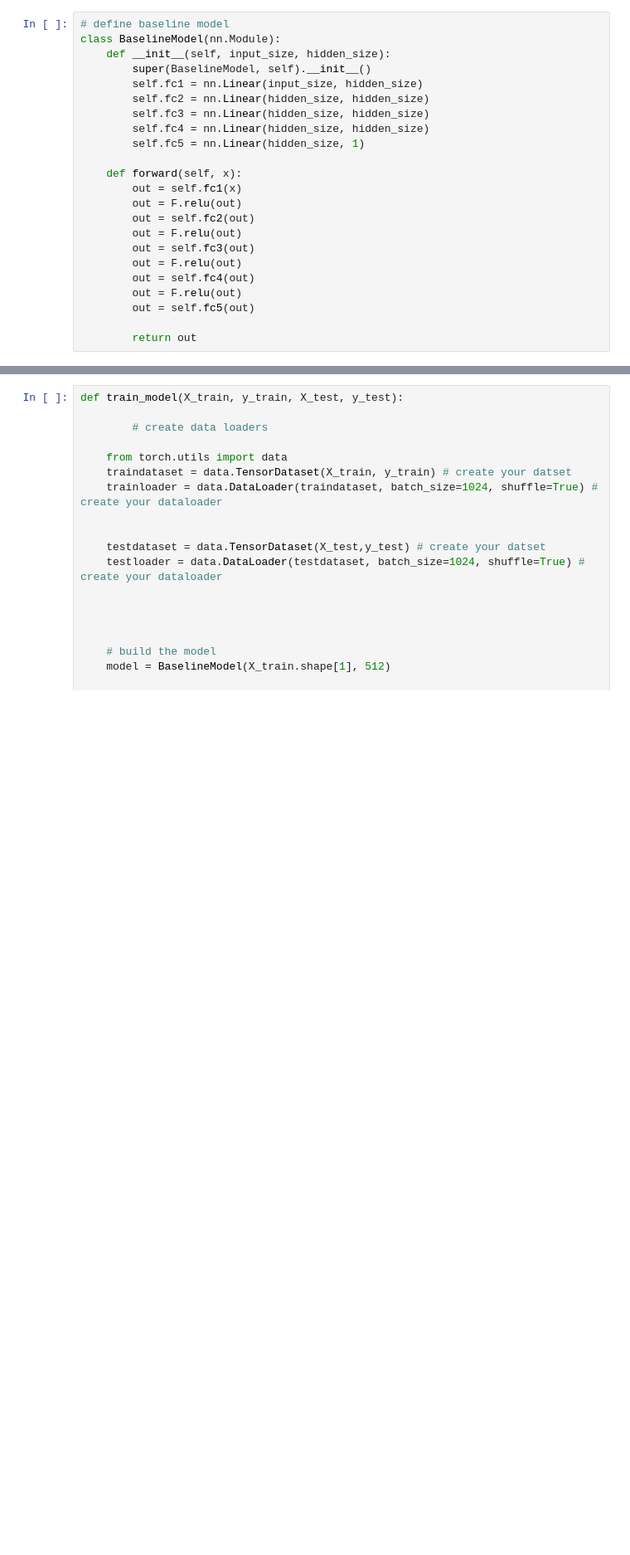
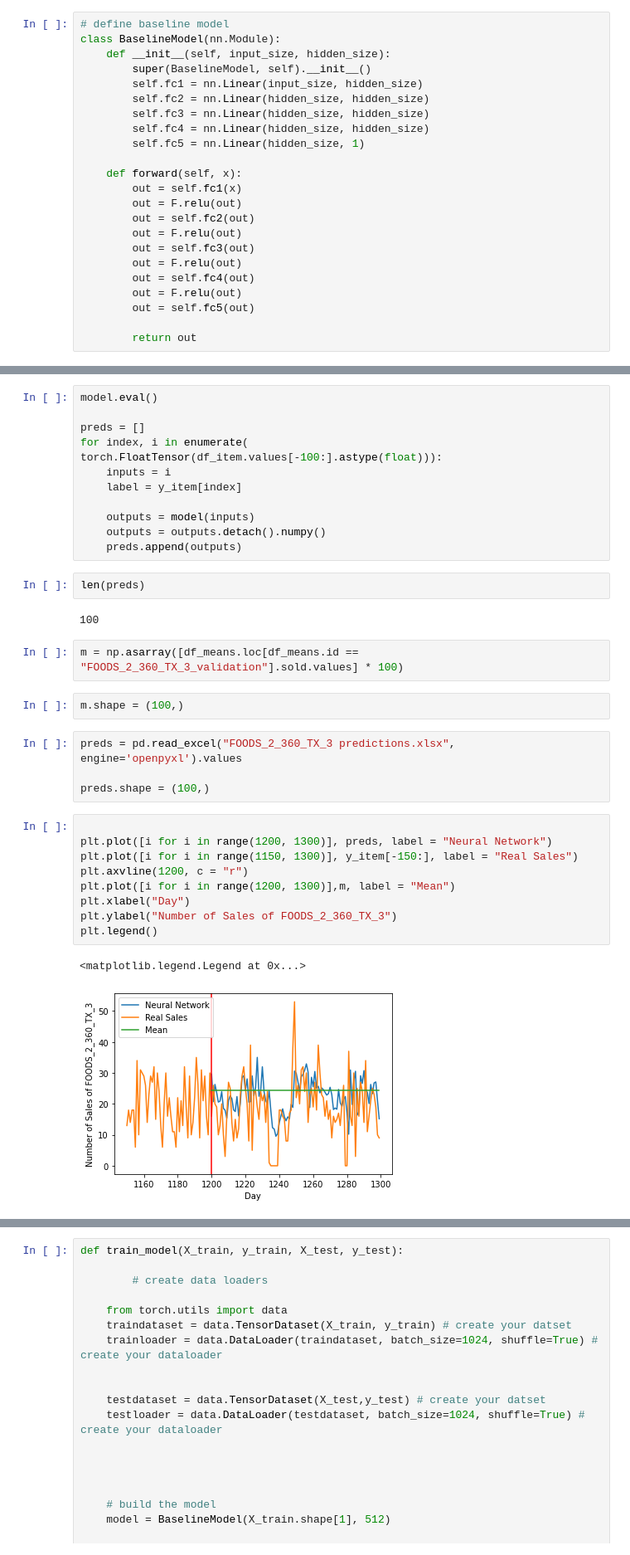
Before and after one commit to ixiaopan/GroupWork, a Jupyter notebook: AML/Neural Networks.ipynb, the cells around one changed output, grey strips where cells are left out. Shown at 83% size. Cells and saved outputs as stored; diff of their text form; blank space fills up the shorter version.

Commit message:
diego neural nets

```diff
--- a/AML/Neural Networks.ipynb
+++ b/AML/Neural Networks.ipynb
@@ -305,0 +406,35 @@ for index, i in enumerate(testloader):
+# %%
+model.eval()
+
+preds = []
+for index, i in enumerate( torch.FloatTensor(df_item.values[-100:].astype(float))):
+    inputs = i
+    label = y_item[index]
+
+    outputs = model(inputs)
+    outputs = outputs.detach().numpy()
+    preds.append(outputs)
+# %%
+len(preds)
+# %% [output]
+100
+# %%
+m = np.asarray([df_means.loc[df_means.id == "FOODS_2_360_TX_3_validation"].sold.values] * 100)
+# %%
+m.shape = (100,)
+# %%
+preds = pd.read_excel("FOODS_2_360_TX_3 predictions.xlsx",  engine='openpyxl').values
+
+preds.shape = (100,)
+# %%
+
+plt.plot([i for i in range(1200, 1300)], preds, label = "Neural Network")
+plt.plot([i for i in range(1150, 1300)], y_item[-150:], label = "Real Sales")
+plt.axvline(1200, c = "r")
+plt.plot([i for i in range(1200, 1300)],m, label = "Mean")
+plt.xlabel("Day")
+plt.ylabel("Number of Sales of FOODS_2_360_TX_3")
+plt.legend()
+# %% [output]
+<matplotlib.legend.Legend at 0x...>
+[figure, added]
```
Also changed, not shown: parts of 78 cells of this notebook.
